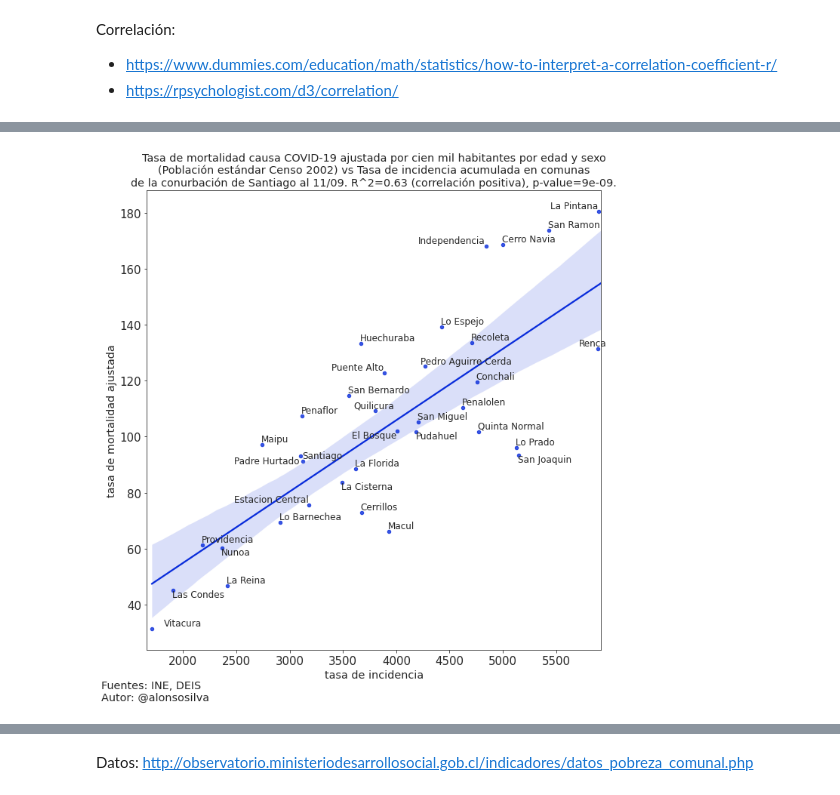
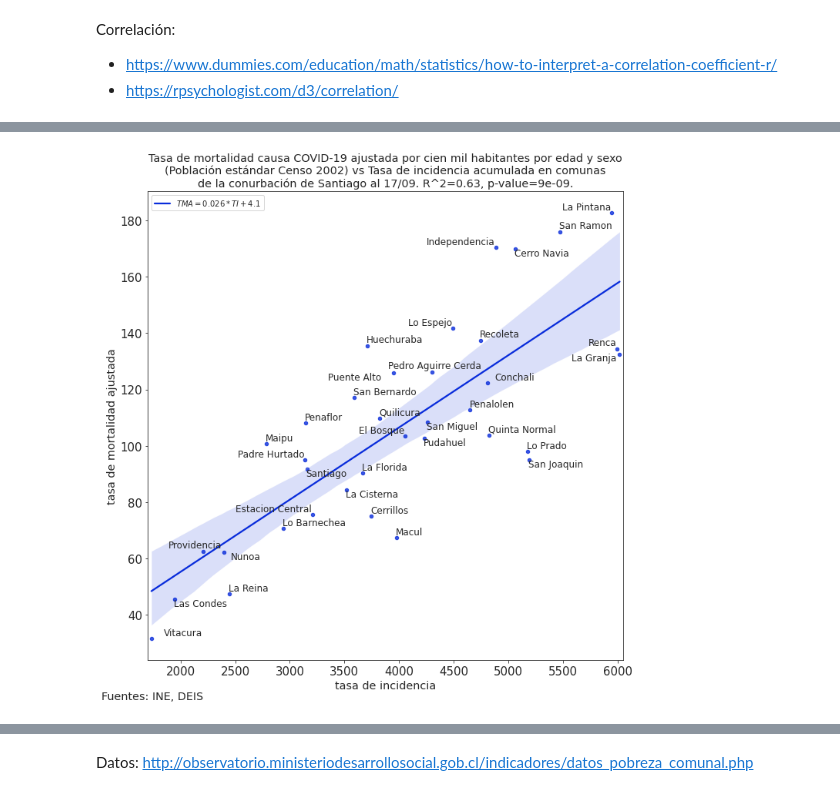
Before and after one commit to alonsosilvaallende/Desigualdad-Covid19, a Jupyter notebook: Tasa_de_mortalidad_ajustada_diferenciando_confirmado_y_sospechoso.ipynb, the cells around one changed output, grey strips where cells are left out. Drawn from its saved outputs; the diff is of its cells as text; code cells hidden in the pictures.

```diff
--- a/Tasa_de_mortalidad_ajustada_diferenciando_confirmado_y_sospechoso.ipynb
+++ b/Tasa_de_mortalidad_ajustada_diferenciando_confirmado_y_sospechoso.ipynb
@@ -51,7 +50,7 @@ with a new one
 Extracting  Diccionario de Datos BBDD-COVID19 liberada.xlsx              99  OK
 All OK
 # %%
-data_raw = pd.read_csv("DEFUNCIONES_FUENTE_DEIS_2016_2020_10092020.csv",
+data_raw = pd.read_csv("DEFUNCIONES_FUENTE_DEIS_2016_2020_17092020.csv",
                        header=None,
                        names=["año", "fecha", "genero", "edad_tipo", "edad", "comuna_codigo", "comuna", "region", "c_causa_detalle", "c_capitulo", "causa", "Unnamed: 11","Unnamed: 12","c_causa","Unnamed: 14","Unnamed: 15","causa_1", "Unnamed: 17", "Unnamed: 18", "Unnamed: 19", "Unnamed: 20", "Unnamed: 21", "Unnamed: 22", "Unnamed: 23", "Unnamed: 24", "Unnamed: 25"],
                        encoding='iso-8859-1', sep=";")
@@ -195,8 +194,8 @@ df["COVID-19 Confirmado"].sum(), df["COVID-19 Confirmado"].sum()/len(data_raw.qu
 # %%
 # download INE 2017 county population data
 county_population_raw = pd.read_csv(
-    #"https://raw.githubusercontent.com/alonsosilvaallende/COVID-19/master/data/ine_estimaciones-y-proyecciones-2002-2035_base-2017_comunas0381d25bc2224f51b9770a705a434b74.csv",
-    "http://www.ine.cl/docs/default-source/proyecciones-de-poblacion/cuadros-estadisticos/base-2017/ine_estimaciones-y-proyecciones-2002-2035_base-2017_comunas0381d25bc2224f51b9770a705a434b74.csv",
+    "https://raw.githubusercontent.com/alonsosilvaallende/COVID-19/master/data/ine_estimaciones-y-proyecciones-2002-2035_base-2017_comunas0381d25bc2224f51b9770a705a434b74.csv",
+    #"http://www.ine.cl/docs/default-source/proyecciones-de-poblacion/cuadros-estadisticos/base-2017/ine_estimaciones-y-proyecciones-2002-2035_base-2017_comunas0381d25bc2224f51b9770a705a434b74.csv",
     encoding='ISO-8859-1', sep=",", thousands='.')
 # %%
 county_population_raw.head()
@@ -290,8 +289,8 @@ See the caveats in the documentation: https://pandas.pydata.org/pandas-docs/stab
 # %%
 # download INE 2002 data
 censo2002 = pd.read_excel(
-    #"https://github.com/alonsosilvaallende/COVID-19/blob/master/data/base-2002-(2014)-pa%C3%ADs-y-regiones_pob-total-e-indicadores.xlsx?raw=true",
-    "http://www.ine.cl/docs/default-source/proyecciones-de-poblacion/cuadros-estadisticos/proyecciones-anteriores/base-2002-(actualizaci%C3%B3n-2014)/base-2002-(2014)-pa%C3%ADs-y-regiones_pob-total-e-indicadores.xlsx?sfvrsn=92d0b299_3",
+    "https://github.com/alonsosilvaallende/COVID-19/blob/master/data/base-2002-(2014)-pa%C3%ADs-y-regiones_pob-total-e-indicadores.xlsx?raw=true",
+    #"http://www.ine.cl/docs/default-source/proyecciones-de-poblacion/cuadros-estadisticos/proyecciones-anteriores/base-2002-(actualizaci%C3%B3n-2014)/base-2002-(2014)-pa%C3%ADs-y-regiones_pob-total-e-indicadores.xlsx?sfvrsn=92d0b299_3",
     sheet_name="País")
 # %%
 censo2002.head()
@@ -562,16 +600,17 @@ from adjustText import adjust_text
 # %%
 fig, ax = plt.subplots(figsize=(10,10))
-ax = sns.regplot(data["Tasa de incidencia"], data["Total"], color = '#092CDB', line_kws={'label':'$GE=%2.5s*log(PIB)+%2.3s$'%(slope, intercept)},scatter_kws={'s':20});
+ax = sns.regplot(data["Tasa de incidencia"], data["Total"], color = '#092CDB', line_kws={'label':f'$TMA={slope:.3f}*TI+{intercept:.1f}$'}, scatter_kws={'s':20});
 
 texts = [plt.annotate(txt, (data["Tasa de incidencia"].iloc[i], data["Total"].iloc[i]), textcoords="offset points", xytext=(-1,1), fontsize="large") for i, txt in enumerate(data.index)]
 adjust_text(texts)
-ax.set_title(f"Tasa de mortalidad causa COVID-19 ajustada por cien mil habitantes por edad y sexo\n(Población estándar Censo 2002) vs Tasa de incidencia acumulada en comunas\nde la conurbación de Santiago al 11/09. R^2={r_value**2:.2f} (correlación positiva), p-value={p_value:.0e}.", fontsize='x-large')
+ax.set_title(f"Tasa de mortalidad causa COVID-19 ajustada por cien mil habitantes por edad y sexo\n(Población estándar Censo 2002) vs Tasa de incidencia acumulada en comunas\nde la conurbación de Santiago al 17/09. R^2={r_value**2:.2f}, p-value={p_value:.0e}.", fontsize='x-large')
 ax.set_xlabel(f'tasa de incidencia', fontsize='x-large')
 ax.set_ylabel(f"tasa de mortalidad ajustada", fontsize="x-large")
-ax.set_xlim(1660,5920)
+ax.legend(loc='upper left')
+ax.set_xlim(1700,6050)
 fig.tight_layout()
-plt.annotate('Fuentes: INE, DEIS\nAutor: @alonsosilva', (0,0), (-60,-40), fontsize='x-large', xycoords='axes fraction', textcoords='offset points', va='top')
-# plt.savefig('2020-09-05-Tasa-Ajustada-vs-TI.svg', bbox_inches='tight', format='svg')
-plt.show()
+plt.annotate('Fuentes: INE, DEIS', (0,0), (-60,-40), fontsize='x-large', xycoords='axes fraction', textcoords='offset points', va='top')
+plt.savefig('2020-09-05-Tasa-Ajustada-vs-TI.svg', bbox_inches='tight', format='svg')
+# plt.show()
 # %% [output]
-[figure, old version]
+[figure, new version]
```
Also changed, not shown: parts of 47 cells of this notebook.
